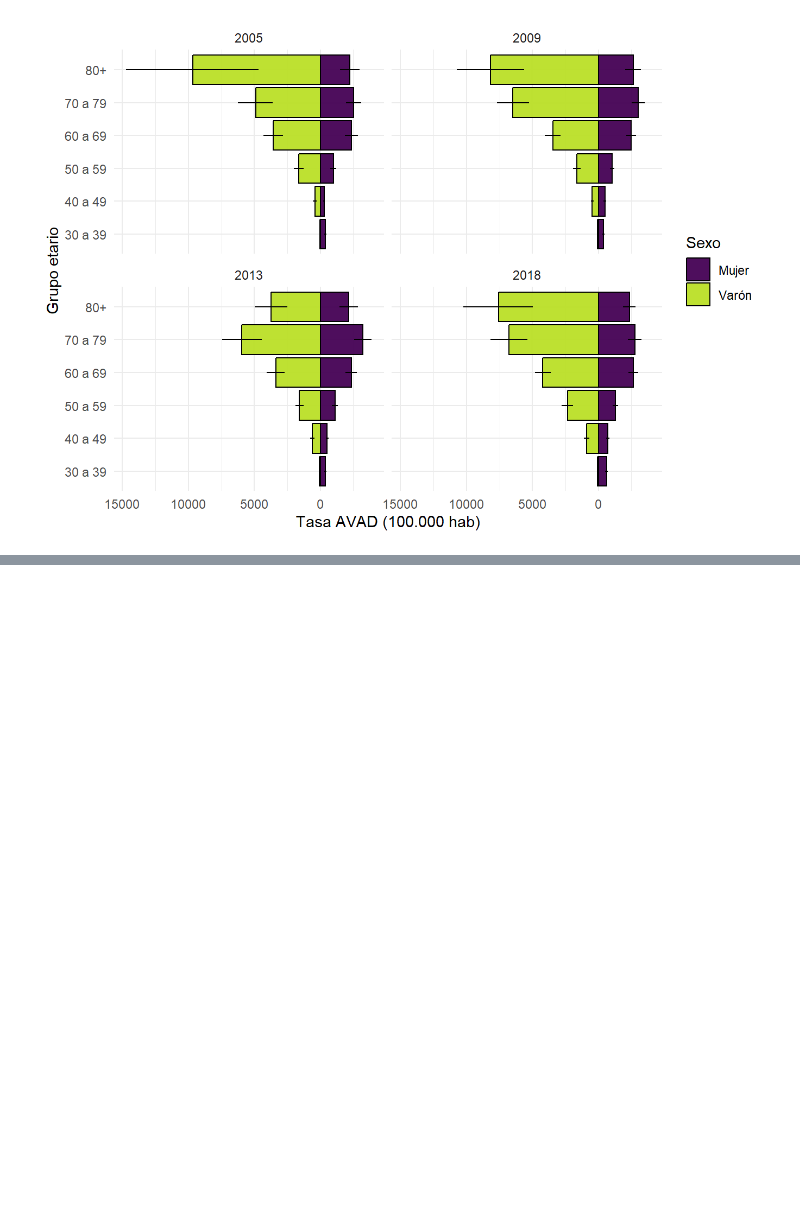
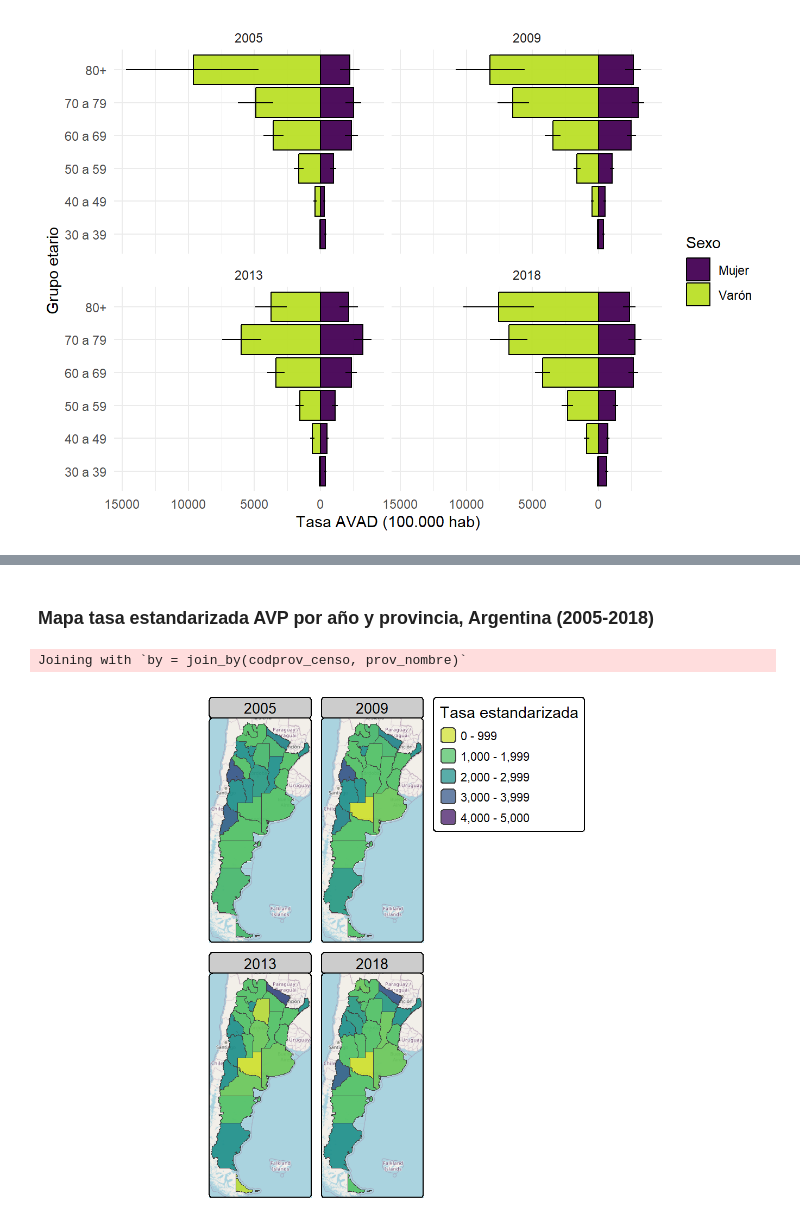
Before and after one commit to datos-ine/Procesamiento-R, a Jupyter notebook: exploracion_datos/_manuscript/index.embed.ipynb, the cells around one changed output, grey strips where cells are left out. Cells and saved outputs as stored; diff of their text form; code cells hidden in the pictures; blank space fills up the shorter version.

```diff
--- a/exploracion_datos/_manuscript/index.embed.ipynb
+++ b/exploracion_datos/_manuscript/index.embed.ipynb
@@ -209,0 +306,9 @@ Falling back to ungrouped filter operation...
+# %% [markdown]
+### Mapa tasa estandarizada AVP por año y provincia, Argentina (2005-2018)
+# %%
+## Crear objeto espacial
+shp_avad <- shp_arg |>
+  left_join(AVAD_te_prov)
+# %% [output]
+Joining with `by = join_by(codprov_censo, prov_nombre)`
+[figure, added]
```
Also changed, not shown: parts of 27 cells of this notebook, 24 other files.
